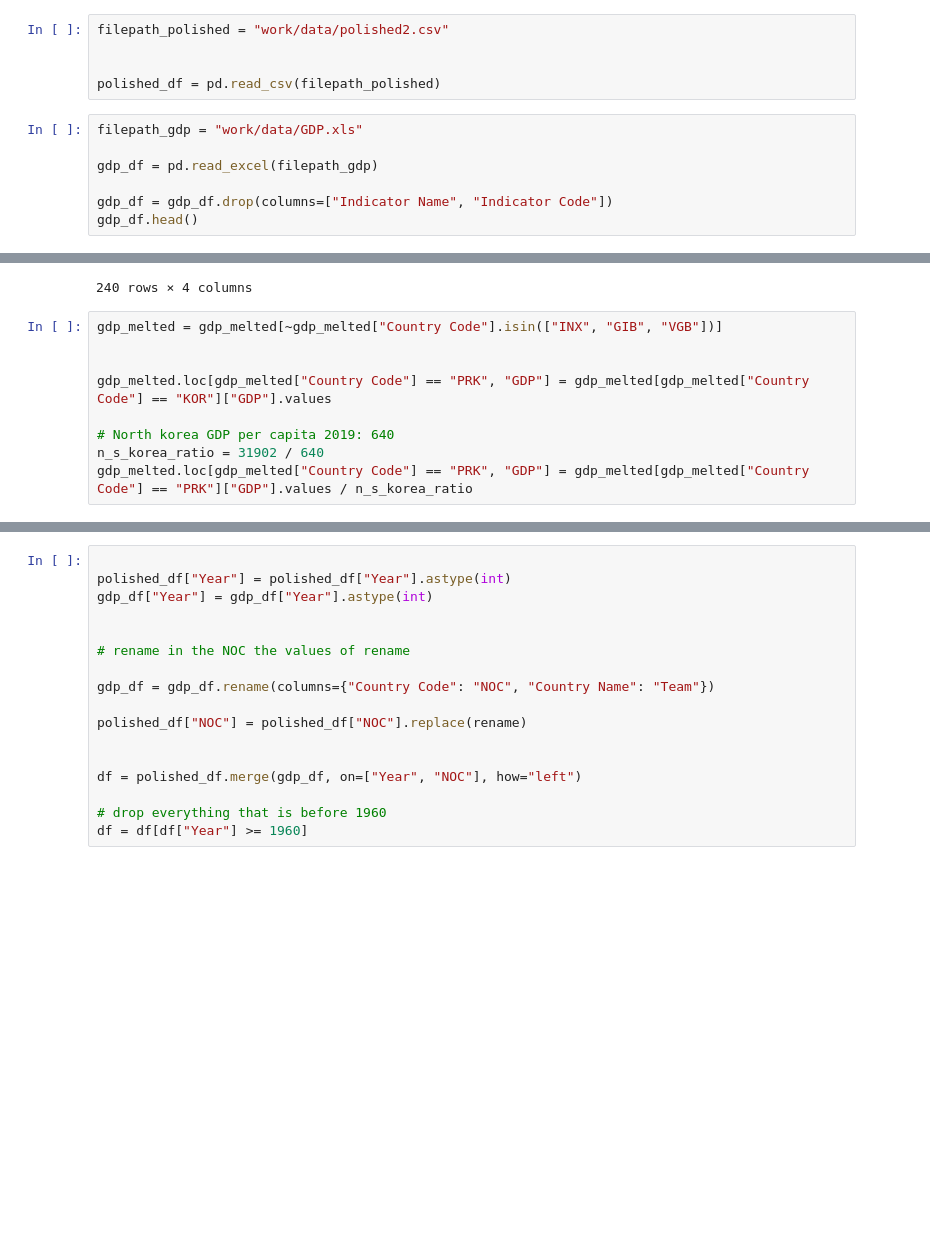
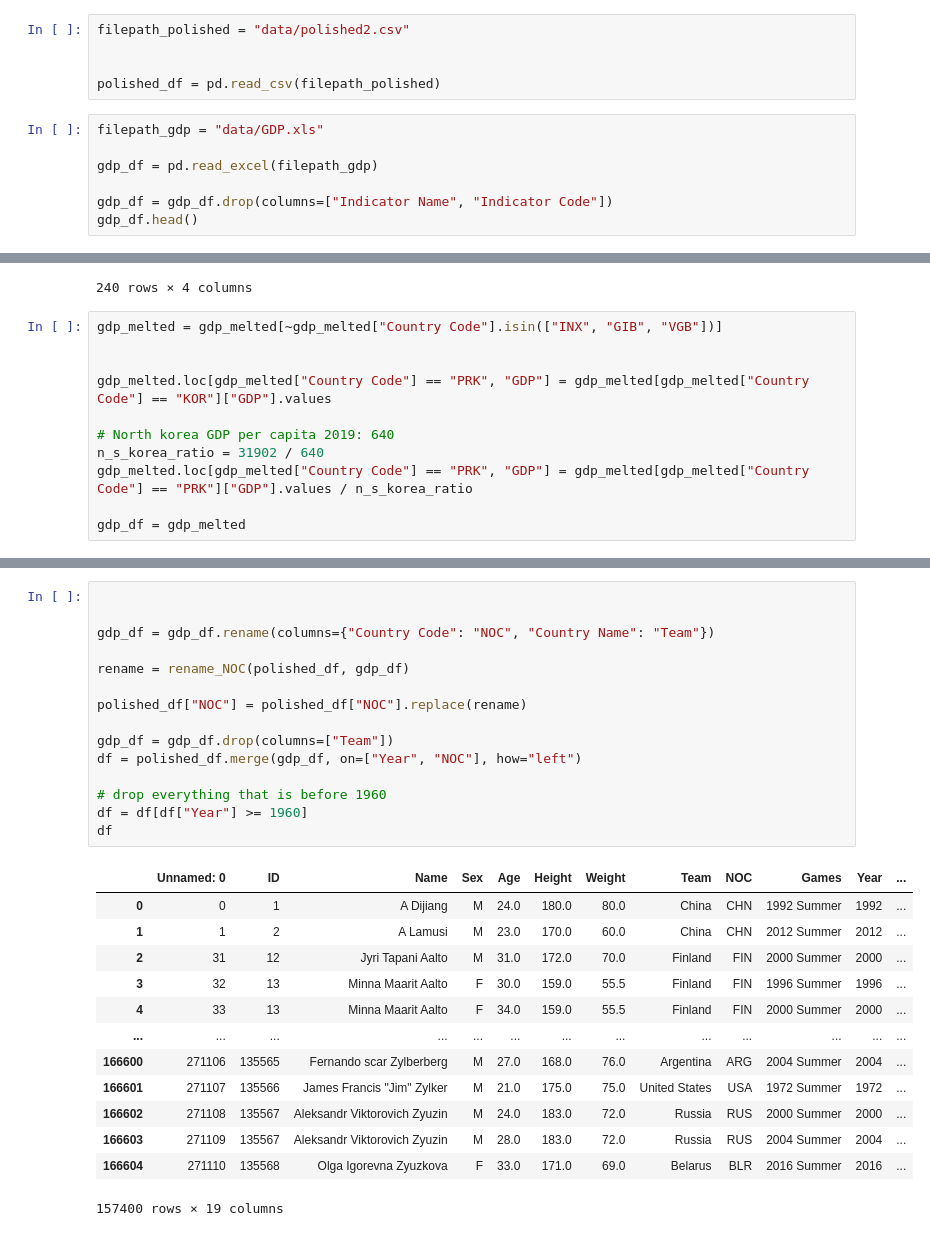
Before and after one commit to Luna-v0/olympic-analyses, a Jupyter notebook: data_transformers/gdp.ipynb, the cells around one changed output, grey strips where cells are left out. Drawn from its saved outputs; the diff is of its cells as text; blank space fills up the shorter version.

```diff
--- a/data_transformers/gdp.ipynb
+++ b/data_transformers/gdp.ipynb
@@ -5,12 +5,12 @@ import pandas as pd
 import seaborn as sns
 import matplotlib.pyplot as plt
 # %%
-filepath_polished = "work/data/polished2.csv"
+filepath_polished = "data/polished2.csv"
 
 
 polished_df = pd.read_csv(filepath_polished)
 # %%
-filepath_gdp = "work/data/GDP.xls"
+filepath_gdp = "data/GDP.xls"
 
 gdp_df = pd.read_excel(filepath_gdp)
 
@@ -148,3 +148,5 @@ gdp_melted.loc[gdp_melted["Country Code"] == "PRK", "GDP"] = gdp_melted[gdp_melt
 # North korea GDP per capita 2019: 640
 n_s_korea_ratio = 31902 / 640
 gdp_melted.loc[gdp_melted["Country Code"] == "PRK", "GDP"] = gdp_melted[gdp_melted["Country Code"] == "PRK"]["GDP"].values / n_s_korea_ratio
+
+gdp_df = gdp_melted
@@ -151,19 +207,31 @@ gdp_melted.loc[gdp_melted["Country Code"] == "PRK", "GDP"] = gdp_melted[gdp_melt
 # %%
 
-polished_df["Year"] = polished_df["Year"].astype(int)
-gdp_df["Year"] = gdp_df["Year"].astype(int)
-
-
-# rename in the NOC the values of rename
 
 gdp_df = gdp_df.rename(columns={"Country Code": "NOC", "Country Name": "Team"})
 
+rename = rename_NOC(polished_df, gdp_df)
+
 polished_df["NOC"] = polished_df["NOC"].replace(rename)
 
-
+gdp_df = gdp_df.drop(columns=["Team"])
 df = polished_df.merge(gdp_df, on=["Year", "NOC"], how="left")
 
 # drop everything that is before 1960
 df = df[df["Year"] >= 1960]
+df
+# %% [output]
+|  | Unnamed: 0 | ID | Name | Sex | Age | Height | Weight | Team | NOC | Games | Year | ... |
+| 0 | 0 | 1 | A Dijiang | M | 24.0 | 180.0 | 80.0 | China | CHN | 1992 Summer | 1992 | ... |
+| 1 | 1 | 2 | A Lamusi | M | 23.0 | 170.0 | 60.0 | China | CHN | 2012 Summer | 2012 | ... |
+| 2 | 31 | 12 | Jyri Tapani Aalto | M | 31.0 | 172.0 | 70.0 | Finland | FIN | 2000 Summer | 2000 | ... |
+| 3 | 32 | 13 | Minna Maarit Aalto | F | 30.0 | 159.0 | 55.5 | Finland | FIN | 1996 Summer | 1996 | ... |
+| 4 | 33 | 13 | Minna Maarit Aalto | F | 34.0 | 159.0 | 55.5 | Finland | FIN | 2000 Summer | 2000 | ... |
+| ... | ... | ... | ... | ... | ... | ... | ... | ... | ... | ... | ... | ... |
+| 166600 | 271106 | 135565 | Fernando scar Zylberberg | M | 27.0 | 168.0 | 76.0 | Argentina | ARG | 2004 Summer | 2004 | ... |
+| 166601 | 271107 | 135566 | James Francis "Jim" Zylker | M | 21.0 | 175.0 | 75.0 | United States | USA | 1972 Summer | 1972 | ... |
+| 166602 | 271108 | 135567 | Aleksandr Viktorovich Zyuzin | M | 24.0 | 183.0 | 72.0 | Russia | RUS | 2000 Summer | 2000 | ... |
+| 166603 | 271109 | 135567 | Aleksandr Viktorovich Zyuzin | M | 28.0 | 183.0 | 72.0 | Russia | RUS | 2004 Summer | 2004 | ... |
+| 166604 | 271110 | 135568 | Olga Igorevna Zyuzkova | F | 33.0 | 171.0 | 69.0 | Belarus | BLR | 2016 Summer | 2016 | ... |
+157400 rows × 19 columns
 # %%
 # show all nulls in the GDP column
```
Also changed, not shown: parts of 3 cells of this notebook, 2 other files.
